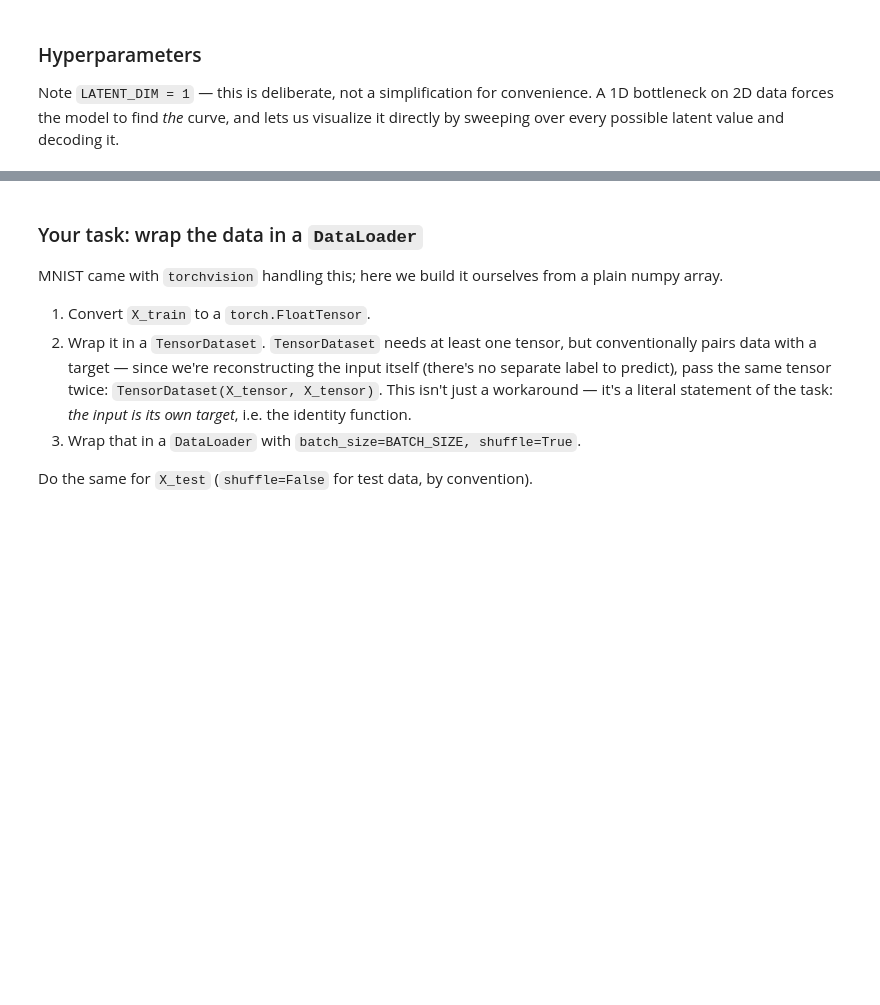
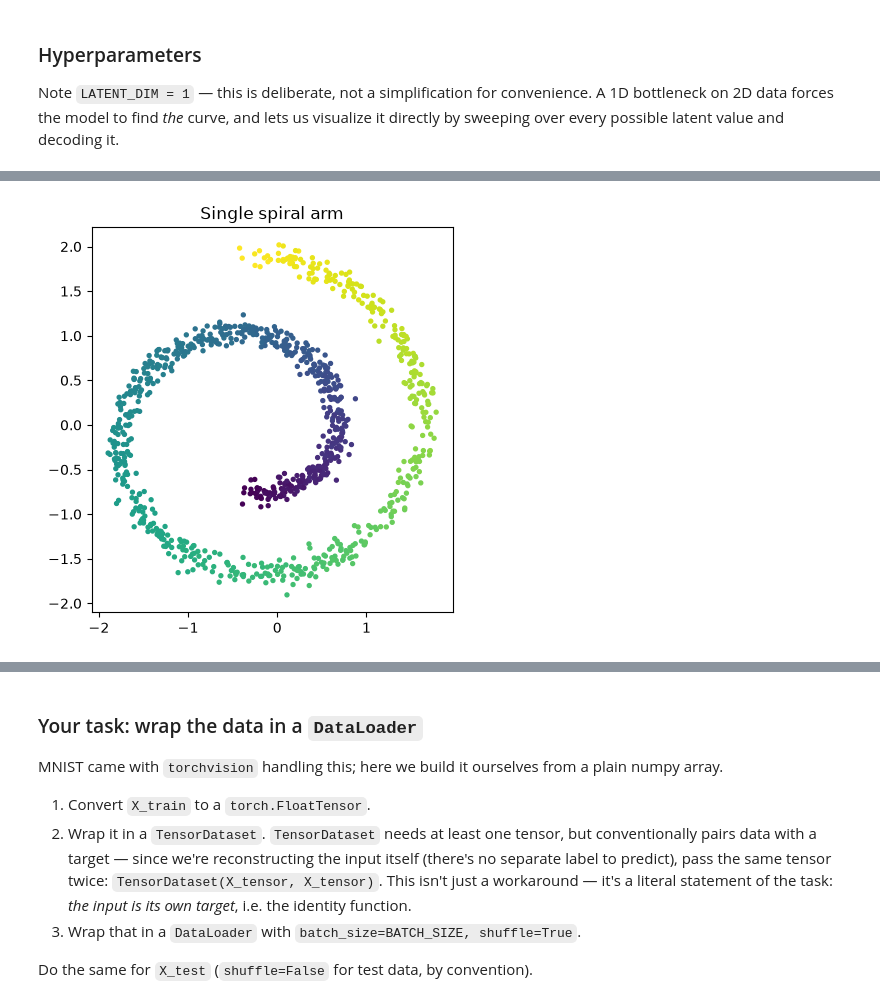
Before and after one commit to dvnrlv/Quantum-Spin-Chain-NN, a Jupyter notebook: tutorials/swiss_roll.ipynb, the cells around one changed output, grey strips where cells are left out. Saved outputs shown, nothing was run; the diff lists cells and outputs as text; code cells hidden in the pictures; blank space fills up the shorter version.

```diff
--- a/tutorials/swiss_roll.ipynb
+++ b/tutorials/swiss_roll.ipynb
@@ -100,0 +148,24 @@ LR = 1e-3
+# %%
+
+N_SAMPLES_SINGLE = 1000
+NOISE_SINGLE = 0.5
+
+X_3d_single, t_single = make_swiss_roll(n_samples=N_SAMPLES_SINGLE, noise=NOISE_SINGLE, random_state=SEED)
+X_single_raw = X_3d_single[:, [0, 2]]     # drop the height axis, same as the two-arm case below
+
+X_single_mean, X_single_std = X_single_raw.mean(axis=0), X_single_raw.std(axis=0)
+X_single = (X_single_raw - X_single_mean) / X_single_std
+
+perm_single = torch.randperm(len(X_single), generator=torch.Generator().manual_seed(SEED)).numpy()
+n_test_single = int(len(X_single) * 0.2)
+test_idx_single, train_idx_single = perm_single[:n_test_single], perm_single[n_test_single:]
+
+X_train_single, X_test_single = X_single[train_idx_single], X_single[test_idx_single]
+
+plt.figure(figsize=(5, 5))
+plt.scatter(X_single[:, 0], X_single[:, 1], c=t_single, cmap="viridis", s=8)
+plt.gca().set_aspect("equal")
+plt.title("Single spiral arm")
+plt.show()
+# %% [output]
+[figure, added]
```
Also changed, not shown: parts of 67 cells of this notebook, 3 other files.
